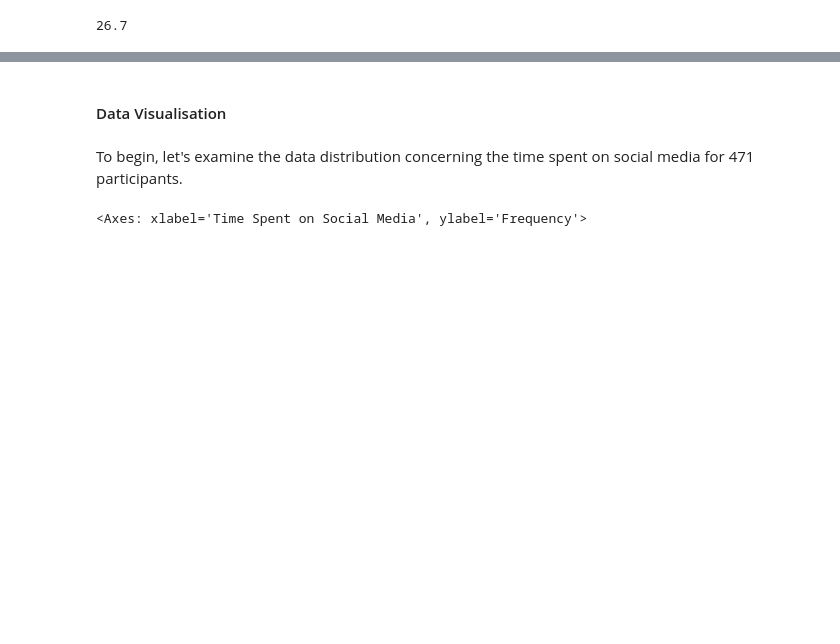
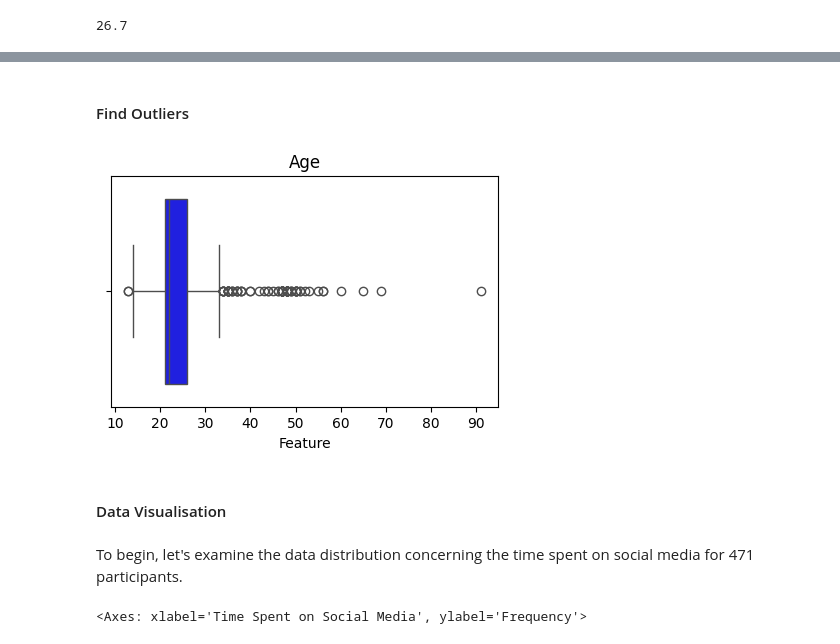
Before and after one commit to cepdnaclk/e19-co544-Concentration-Difficulty-Prediction-Model, a Jupyter notebook: notebook.ipynb, the cells around one changed output, grey strips where cells are left out. Cells and saved outputs as stored; diff of their text form; code cells hidden in the pictures; blank space fills up the shorter version.

```diff
--- a/notebook.ipynb
+++ b/notebook.ipynb
@@ -219,0 +267,10 @@ memory usage: 98.7+ KB
+# %% [markdown]
+#### Find Outliers
+# %%
+plt.figure(figsize=(5, 3))  # Adjust the figure size as needed
+sns.boxplot(x=data['Age'], color='blue')  # Replace 'Feature' with the name of your feature
+plt.xlabel('Feature')
+plt.title('Age')
+plt.show()
+# %% [output]
+[figure, added]
```
Also changed, not shown: parts of 35 cells of this notebook.
